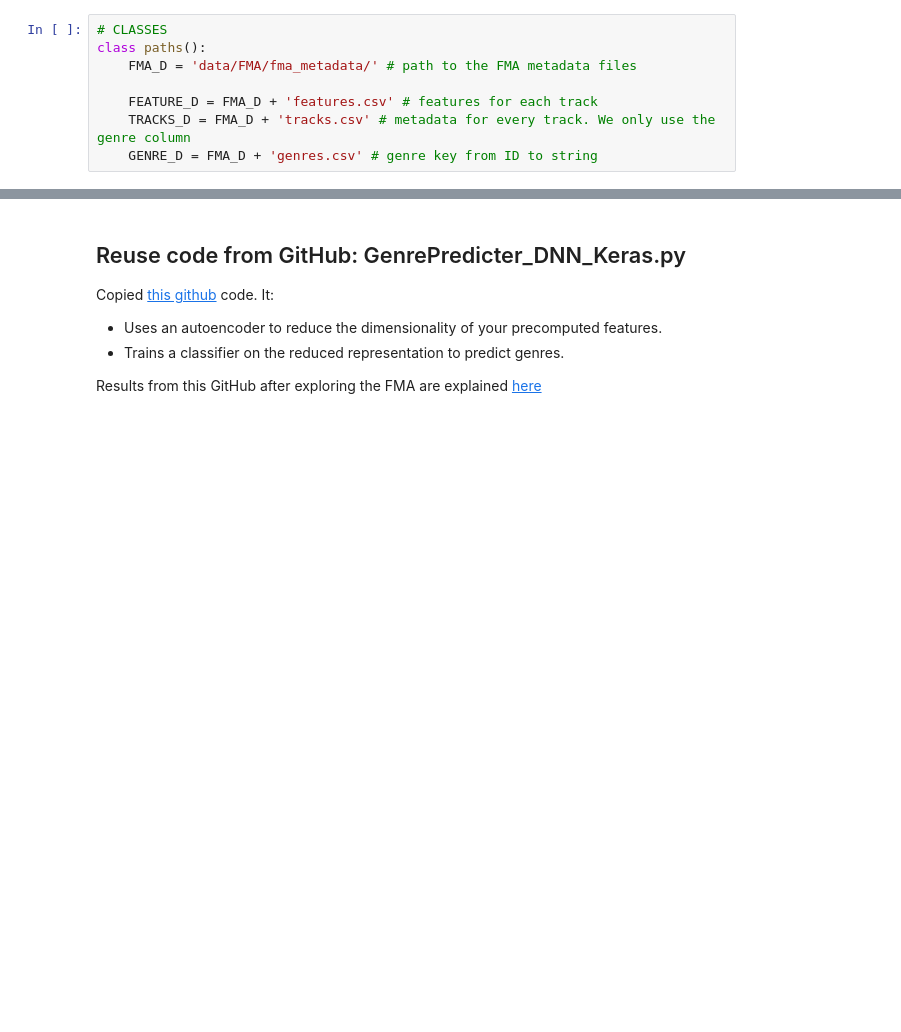
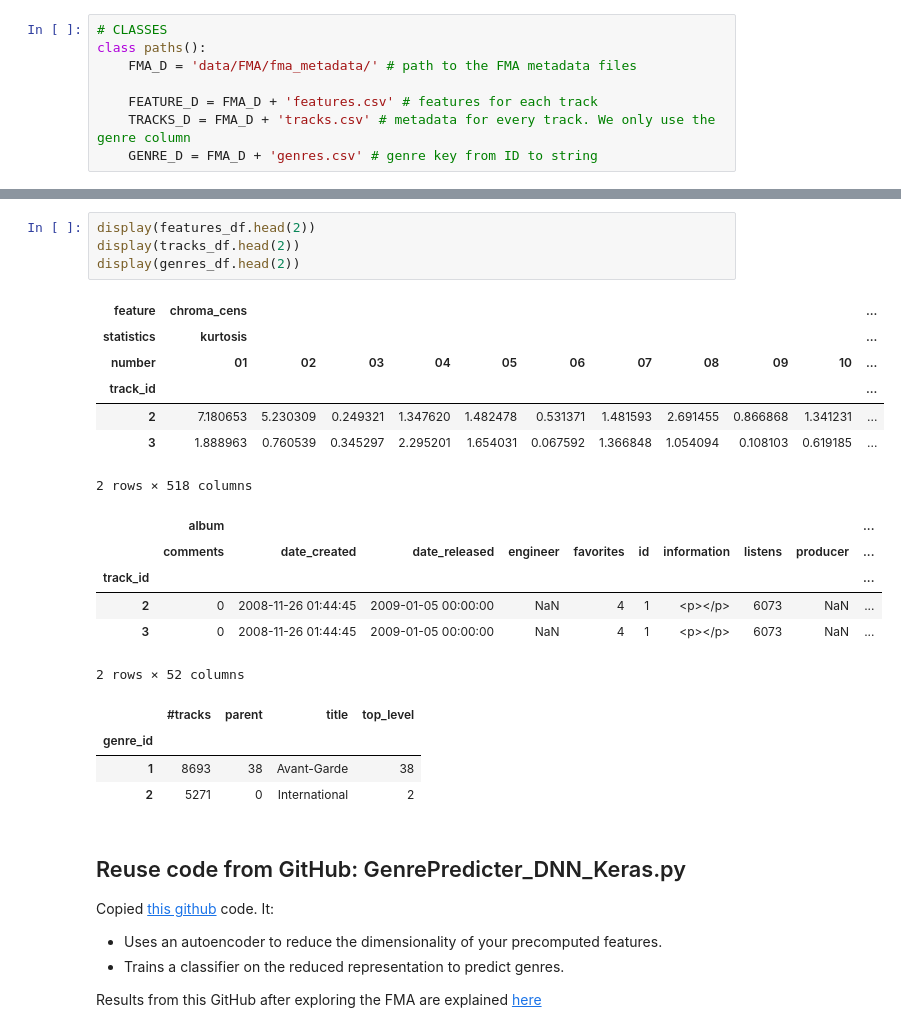
Before and after one commit to ferozmay/Melody-Match, a Jupyter notebook: similarity_research/Feature_to_genre_model.ipynb, the cells around one changed output, grey strips where cells are left out. Saved outputs shown, nothing was run; the diff lists cells and outputs as text; blank space fills up the shorter version.

```diff
--- a/similarity_research/Feature_to_genre_model.ipynb
+++ b/similarity_research/Feature_to_genre_model.ipynb
@@ -51,3 +164,25 @@ class paths():
+# %%
+display(features_df.head(2))
+display(tracks_df.head(2))
+display(genres_df.head(2))
+# %% [output]
+| feature | chroma_cens |  |  |  |  |  |  |  |  |  | ... |
+| statistics | kurtosis |  |  |  |  |  |  |  |  |  | ... |
+| number | 01 | 02 | 03 | 04 | 05 | 06 | 07 | 08 | 09 | 10 | ... |
+| track_id |  |  |  |  |  |  |  |  |  |  | ... |
+| 2 | 7.180653 | 5.230309 | 0.249321 | 1.347620 | 1.482478 | 0.531371 | 1.481593 | 2.691455 | 0.866868 | 1.341231 | ... |
+| 3 | 1.888963 | 0.760539 | 0.345297 | 2.295201 | 1.654031 | 0.067592 | 1.366848 | 1.054094 | 0.108103 | 0.619185 | ... |
+2 rows × 518 columns
+|  | album |  |  |  |  |  |  |  |  | ... |
+|  | comments | date_created | date_released | engineer | favorites | id | information | listens | producer | ... |
+| track_id |  |  |  |  |  |  |  |  |  | ... |
+| 2 | 0 | 2008-11-26 01:44:45 | 2009-01-05 00:00:00 | NaN | 4 | 1 | <p></p> | 6073 | NaN | ... |
+| 3 | 0 | 2008-11-26 01:44:45 | 2009-01-05 00:00:00 | NaN | 4 | 1 | <p></p> | 6073 | NaN | ... |
+2 rows × 52 columns
+|  | #tracks | parent | title | top_level |
+| genre_id |  |  |  |  |
+| 1 | 8693 | 38 | Avant-Garde | 38 |
+| 2 | 5271 | 0 | International | 2 |
 # %% [markdown]
 ## Reuse code from GitHub: GenrePredicter_DNN_Keras.py
 Copied [this github](https://github.com/MiningMyBusiness/ExploringFreeMusicArchiveDataset/blob/master/Code/GenrePredicter_DNN_Keras.py) code. It:
```
Also changed, not shown: parts of 15 cells of this notebook.
